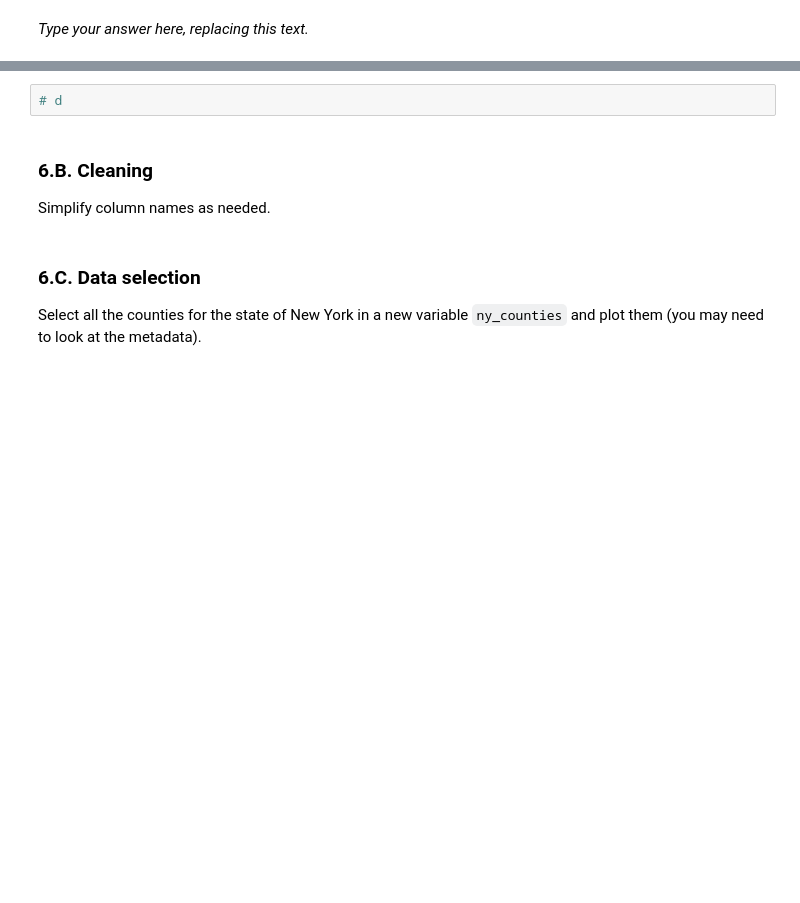
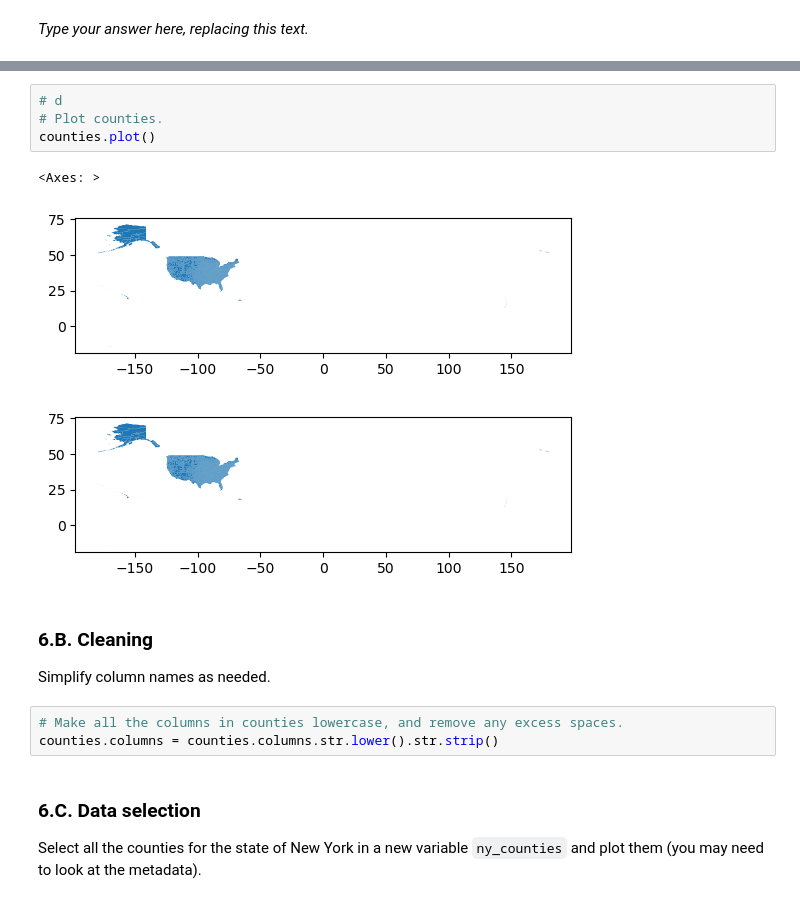
Before and after one commit to natashaclemencon/eds220-hwk3, a Jupyter notebook: hwk3-task2-spills.ipynb, the cells around one changed output, grey strips where cells are left out. Saved outputs shown, nothing was run; the diff lists cells and outputs as text; blank space fills up the shorter version.

```diff
--- a/hwk3-task2-spills.ipynb
+++ b/hwk3-task2-spills.ipynb
@@ -375,5 +415,11 @@ _Type your answer here, replacing this text._
 # %%
 # d
+# Plot counties.
+counties.plot()
+# %% [output]
+<Axes: >
+[figure, added]
+[figure, added]
 # %% [markdown]
 <!-- END QUESTION -->
 
@@ -382,6 +428,9 @@ _Type your answer here, replacing this text._
 ### 6.B. Cleaning
 
 Simplify column names as needed.
+# %%
+# Make all the columns in counties lowercase, and remove any excess spaces.
+counties.columns = counties.columns.str.lower().str.strip()
 # %% [markdown]
 <!-- END QUESTION -->
 
```
Also changed, not shown: parts of 14 cells of this notebook.
